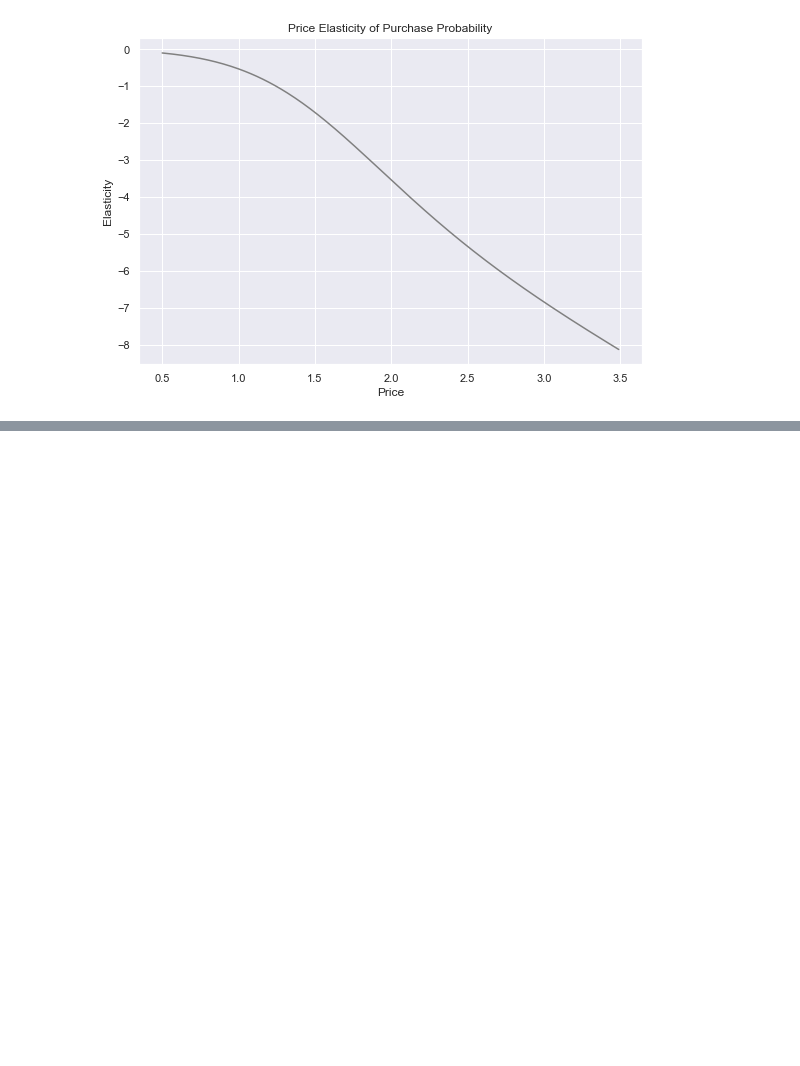
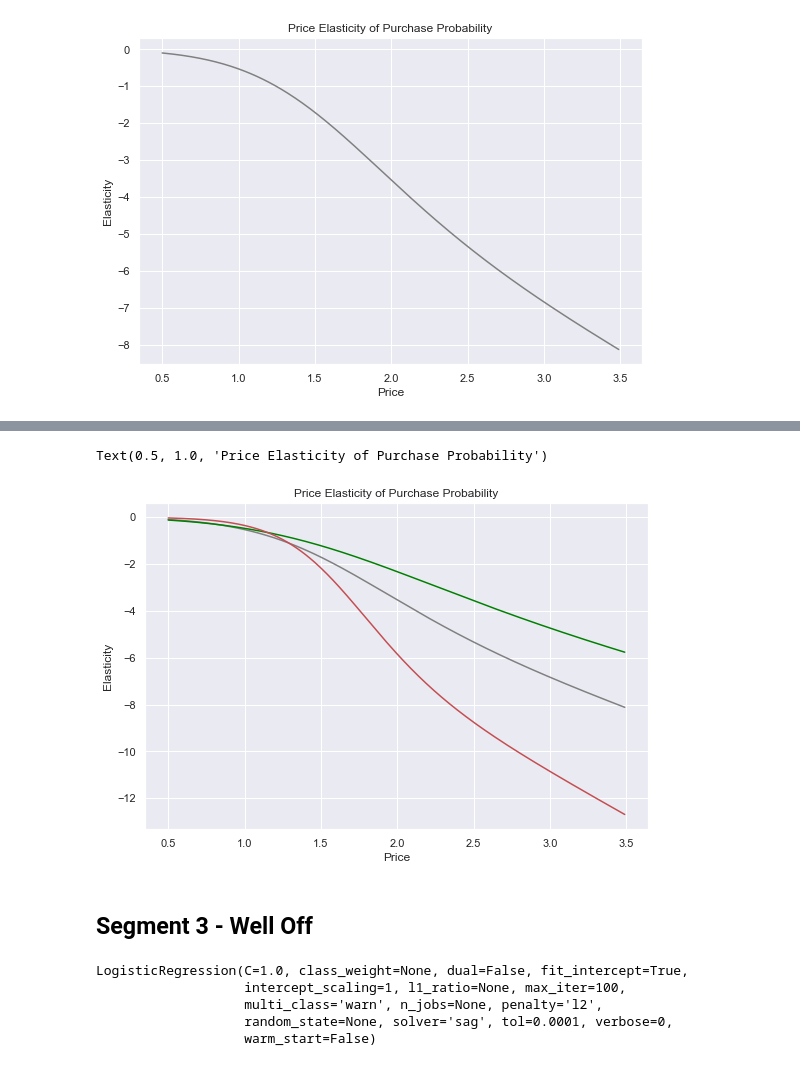
Before and after one commit to SaadAhmedSalim/Customer-Analytics-in-Python, a Jupyter notebook: Customer Analytics Predictive Analysis.ipynb, the cells around one changed output, grey strips where cells are left out. Cells and saved outputs as stored; diff of their text form; code cells hidden in the pictures; blank space fills up the shorter version.

```diff
--- a/Customer Analytics Predictive Analysis.ipynb
+++ b/Customer Analytics Predictive Analysis.ipynb
@@ -185,0 +254,16 @@ Text(0.5, 1.0, 'Price Elasticity of Purchase Probability')
+# %%
+# select only customers from segment 2
+df_pa_segment_2 = df_pa[df_pa['Segment'] == 2]
+
+# build Logistice Regression Model
+Y = df_pa_segment_2['Incidence']
+X = pd.DataFrame()
+
+# calculate average price for candy bars
+X['Mean_Price'] = (df_pa_segment_2['Price_1']+
+                  df_pa_segment_2['Price_2']+
+                  df_pa_segment_2['Price_3']+
+                  df_pa_segment_2['Price_4']+
+                  df_pa_segment_2['Price_5']) / 5
+model_incidence_segment_2 = LogisticRegression(solver = 'sag')
+model_incidence_segment_2.fit(X,Y)
@@ -185,0 +280,4 @@ Text(0.5, 1.0, 'Price Elasticity of Purchase Probability')
+# %%
+Y_segment_2 = model_incidence_segment_2.predict_proba(df_price_range)
+purchase_pr_segment_2 = Y_segment_2[:][:,1]
+pe_segment_2 = model_incidence_segment_2.coef_[:, 0] * price_range * (1 - purchase_pr_segment_2)
@@ -185,0 +307,35 @@ Text(0.5, 1.0, 'Price Elasticity of Purchase Probability')
+# %%
+plt.figure(figsize = (9,6))
+plt.plot(price_range, pe, color = 'grey')
+plt.plot(price_range, pe_segment_1, color = 'green')
+plt.plot(price_range, pe_segment_2, color = 'r')
+plt.xlabel('Price')
+plt.ylabel('Elasticity')
+plt.title('Price Elasticity of Purchase Probability')
+# %% [output]
+Text(0.5, 1.0, 'Price Elasticity of Purchase Probability')
+[figure, added]
+# %% [markdown]
+## Segment 3 - Well Off
+# %%
+# select only customers from segment 3
+df_pa_segment_3 = df_pa[df_pa['Segment'] == 3]
+
+# build Logistice Regression Model
+Y = df_pa_segment_3['Incidence']
+X = pd.DataFrame()
+
+# calculate average price for candy bars
+X['Mean_Price'] = (df_pa_segment_3['Price_1']+
+                  df_pa_segment_3['Price_2']+
+                  df_pa_segment_3['Price_3']+
+                  df_pa_segment_3['Price_4']+
+                  df_pa_segment_3['Price_5']) / 5
+model_incidence_segment_3 = LogisticRegression(solver = 'sag')
+model_incidence_segment_3.fit(X,Y)
+# %% [output]
+LogisticRegression(C=1.0, class_weight=None, dual=False, fit_intercept=True,
+                   intercept_scaling=1, l1_ratio=None, max_iter=100,
+                   multi_class='warn', n_jobs=None, penalty='l2',
+                   random_state=None, solver='sag', tol=0.0001, verbose=0,
+                   warm_start=False)
```
Also changed, not shown: parts of 32 cells of this notebook.
